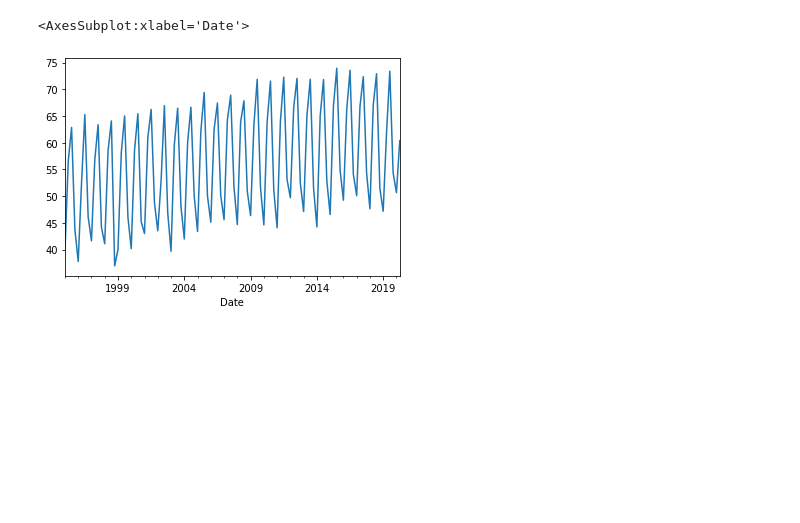
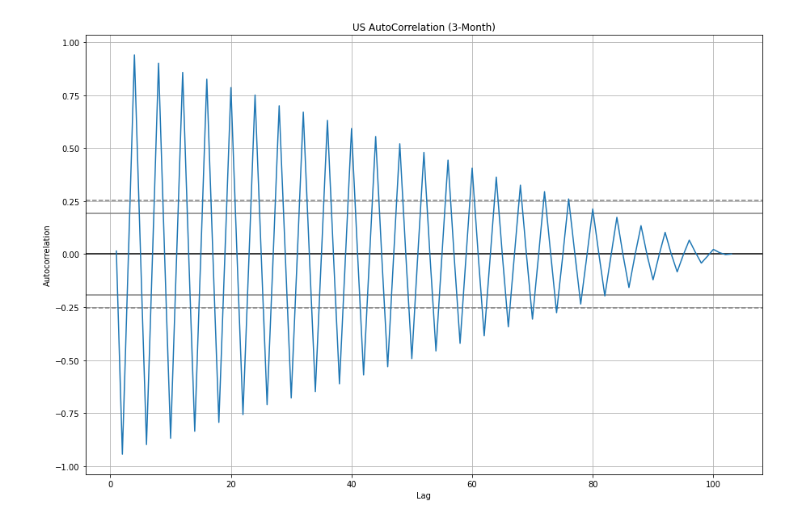
Before and after one commit to whistlepark/cogs109_final, a Jupyter notebook: Notebooks/Train.ipynb, the cells around one changed output. Saved outputs shown, nothing was run; the diff lists cells and outputs as text; code cells hidden in the pictures; blank space fills up the shorter version.

```diff
--- a/Notebooks/Train.ipynb
+++ b/Notebooks/Train.ipynb
@@ -45 +36,8 @@ df[(df.Country=='US')&(df.AvgTemperature>-99)].size
+# %%
+fig,ax=plt.subplots(figsize=(15,10))
+pd.plotting.autocorrelation_plot(df_us_3m,ax=ax)
+plt.title('US AutoCorrelation (3-Month)')
+plt.savefig('./Images/US/us_autocorr_3m.jpeg')
+# %% [output]
+[figure, added]
 # %%
@@ -48,5 +45,0 @@ df_all.where(df_us>-99,inplace=True)
-# %%
-df_all.interpolate(method='time').plot()
-# %% [output]
-<AxesSubplot:xlabel='Date'>
-[figure, removed]
```
Also changed, not shown: parts of 35 cells of this notebook, 7 other files.
